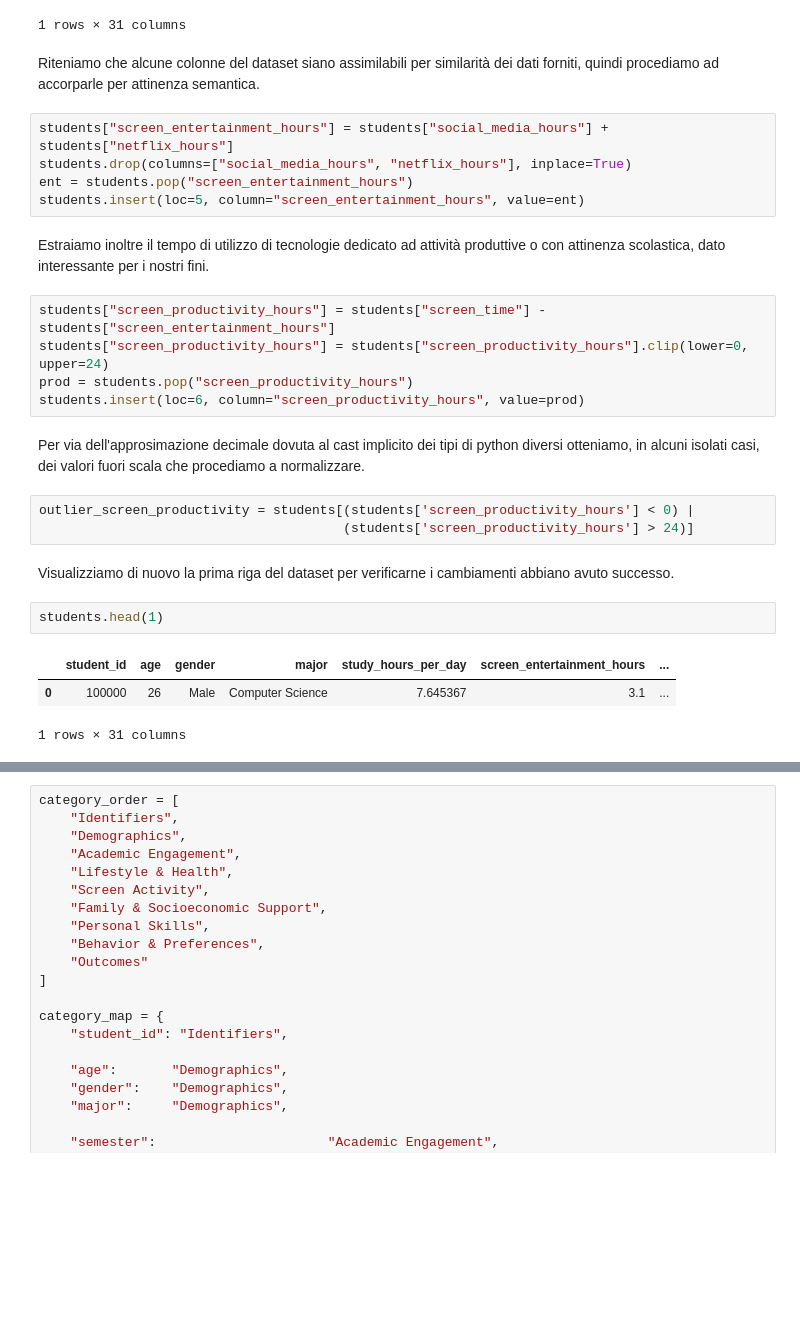
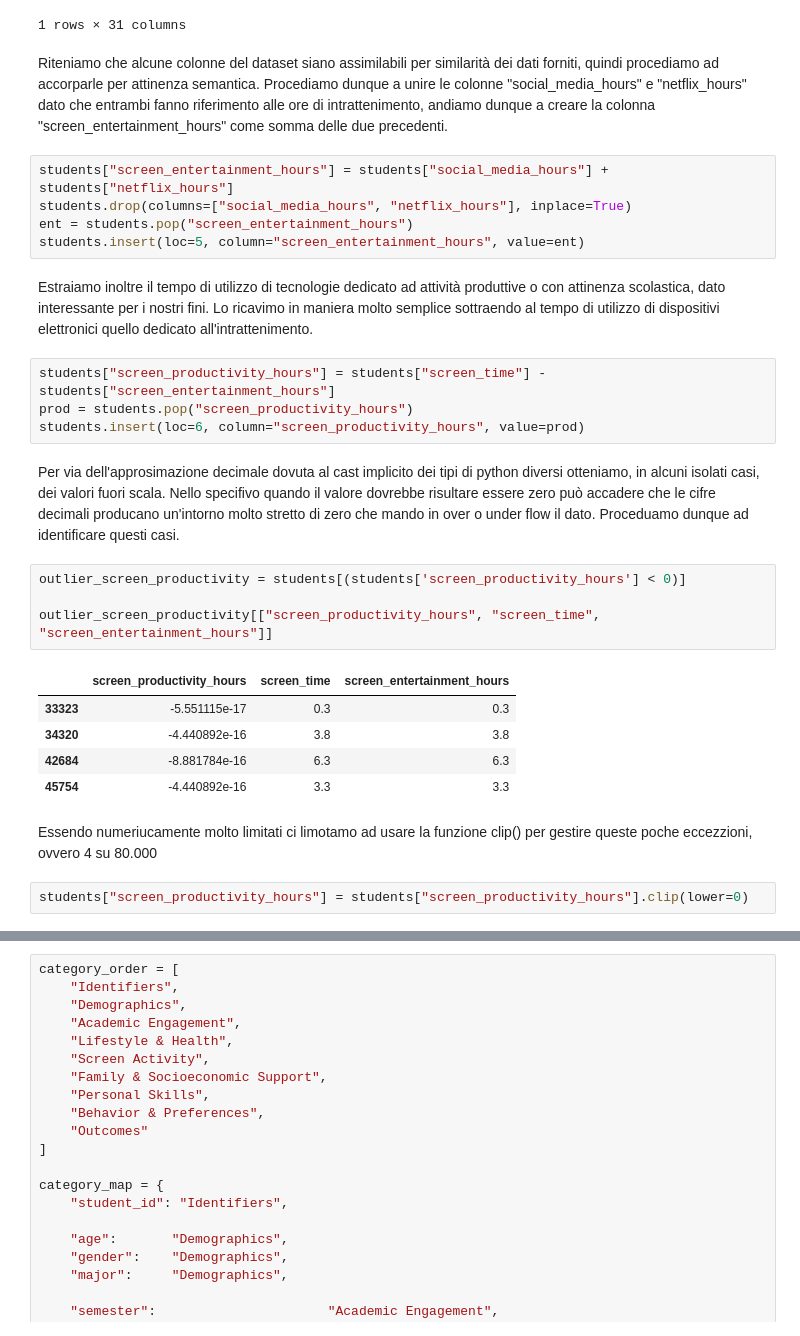
Before and after one commit to FrancescoPazz/Students-Habits-and-Academic-Perfomance, a Jupyter notebook: student_habits_and_academic_performance.ipynb, the cells around one changed output, grey strips where cells are left out. Drawn from its saved outputs; the diff is of its cells as text; blank space fills up the shorter version.

```diff
--- a/student_habits_and_academic_performance.ipynb
+++ b/student_habits_and_academic_performance.ipynb
@@ -158,29 +158,31 @@ students.head(1)
 | 0 | 100000 | 26 | Male | Computer Science | 7.645367 | 3.0 | 0.1 | ... |
 1 rows × 31 columns
 # %% [markdown]
-Riteniamo che alcune colonne del dataset siano assimilabili per similarità dei dati forniti, quindi procediamo ad accorparle per attinenza semantica.
+Riteniamo che alcune colonne del dataset siano assimilabili per similarità dei dati forniti, quindi procediamo ad accorparle per attinenza semantica. Procediamo dunque a unire le colonne "social_media_hours" e "netflix_hours" dato che entrambi fanno riferimento alle ore di intrattenimento, andiamo dunque a creare la colonna "screen_entertainment_hours" come somma delle due precedenti.
 # %%
 students["screen_entertainment_hours"] = students["social_media_hours"] + students["netflix_hours"]
 students.drop(columns=["social_media_hours", "netflix_hours"], inplace=True)
 ent = students.pop("screen_entertainment_hours")
 students.insert(loc=5, column="screen_entertainment_hours", value=ent)
 # %% [markdown]
-Estraiamo inoltre il tempo di utilizzo di tecnologie dedicato ad attività produttive o con attinenza scolastica, dato interessante per i nostri fini.
+Estraiamo inoltre il tempo di utilizzo di tecnologie dedicato ad attività produttive o con attinenza scolastica, dato interessante per i nostri fini. Lo ricavimo in maniera molto semplice sottraendo al tempo di utilizzo di dispositivi elettronici quello dedicato all'intrattenimento.
 # %%
 students["screen_productivity_hours"] = students["screen_time"] - students["screen_entertainment_hours"]
-students["screen_productivity_hours"] = students["screen_productivity_hours"].clip(lower=0, upper=24)
 prod = students.pop("screen_productivity_hours")
 students.insert(loc=6, column="screen_productivity_hours", value=prod)
 # %% [markdown]
-Per via dell'approsimazione decimale dovuta al cast implicito dei tipi di python diversi otteniamo, in alcuni isolati casi, dei valori fuori scala che procediamo a normalizzare.
+Per via dell'approsimazione decimale dovuta al cast implicito dei tipi di python diversi otteniamo, in alcuni isolati casi, dei valori fuori scala. Nello specifivo quando il valore dovrebbe risultare essere zero può accadere che le cifre decimali producano un'intorno molto stretto di zero che mando in over o under flow il dato. Proceduamo dunque ad identificare questi casi.
 # %%
-outlier_screen_productivity = students[(students['screen_productivity_hours'] < 0) |
-                                       (students['screen_productivity_hours'] > 24)]
+outlier_screen_productivity = students[(students['screen_productivity_hours'] < 0)]
+
+outlier_screen_productivity[["screen_productivity_hours", "screen_time", "screen_entertainment_hours"]]
+# %% [output]
+|  | screen_productivity_hours | screen_time | screen_entertainment_hours |
+| 33323 | -5.551115e-17 | 0.3 | 0.3 |
+| 34320 | -4.440892e-16 | 3.8 | 3.8 |
+| 42684 | -8.881784e-16 | 6.3 | 6.3 |
+| 45754 | -4.440892e-16 | 3.3 | 3.3 |
-# %% [markdown]
-Visualizziamo di nuovo la prima riga del dataset per verificarne i cambiamenti abbiano avuto successo.
-# %%
-students.head(1)
-# %% [output]
-|  | student_id | age | gender | major | study_hours_per_day | screen_entertainment_hours | ... |
-| 0 | 100000 | 26 | Male | Computer Science | 7.645367 | 3.1 | ... |
-1 rows × 31 columns
+# %% [markdown]
+Essendo numeriucamente molto limitati ci limotamo ad usare la funzione clip() per gestire queste poche eccezzioni, ovvero 4 su 80.000
+# %%
+students["screen_productivity_hours"] = students["screen_productivity_hours"].clip(lower=0)
```
Also changed, not shown: parts of 20 cells of this notebook.
